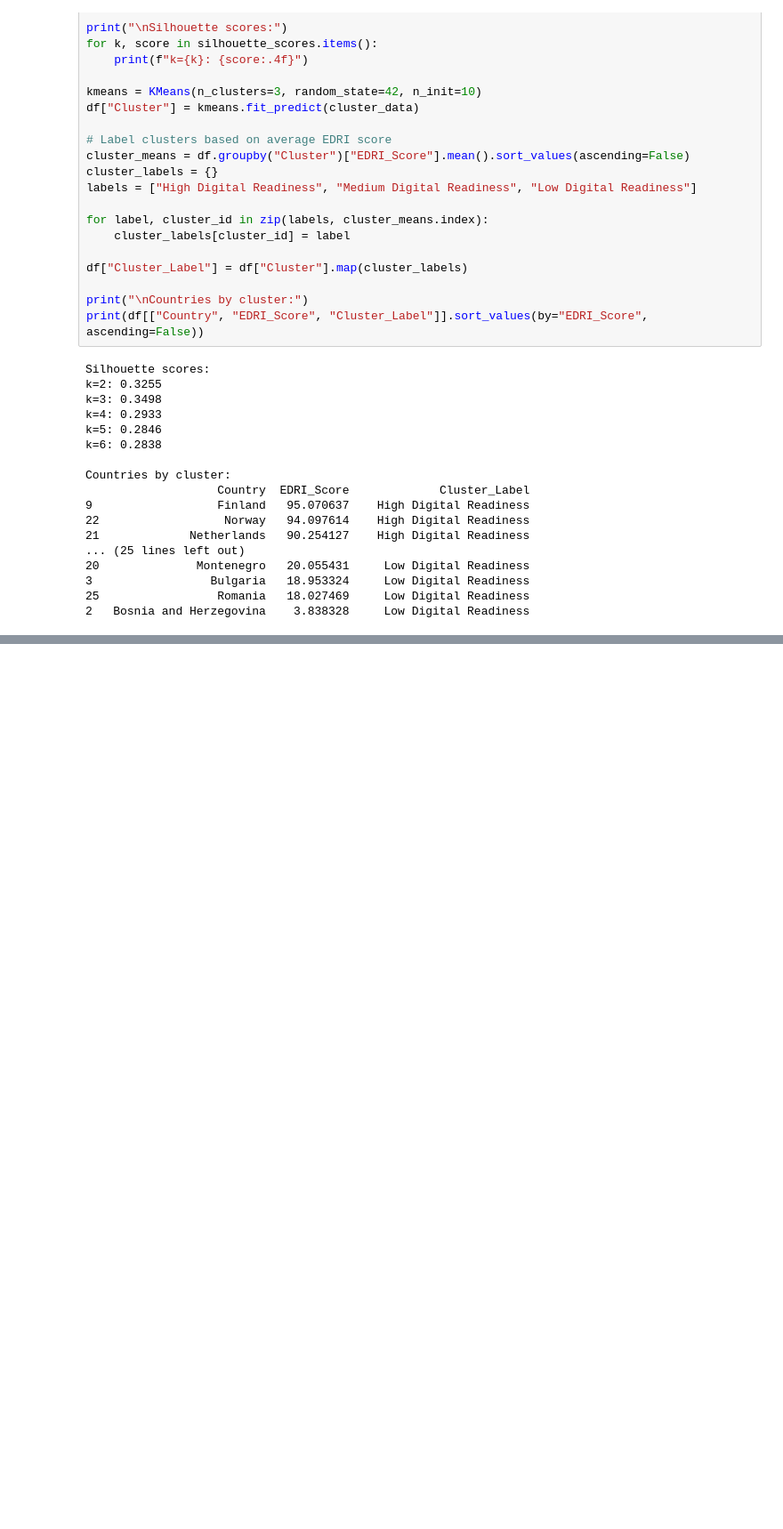
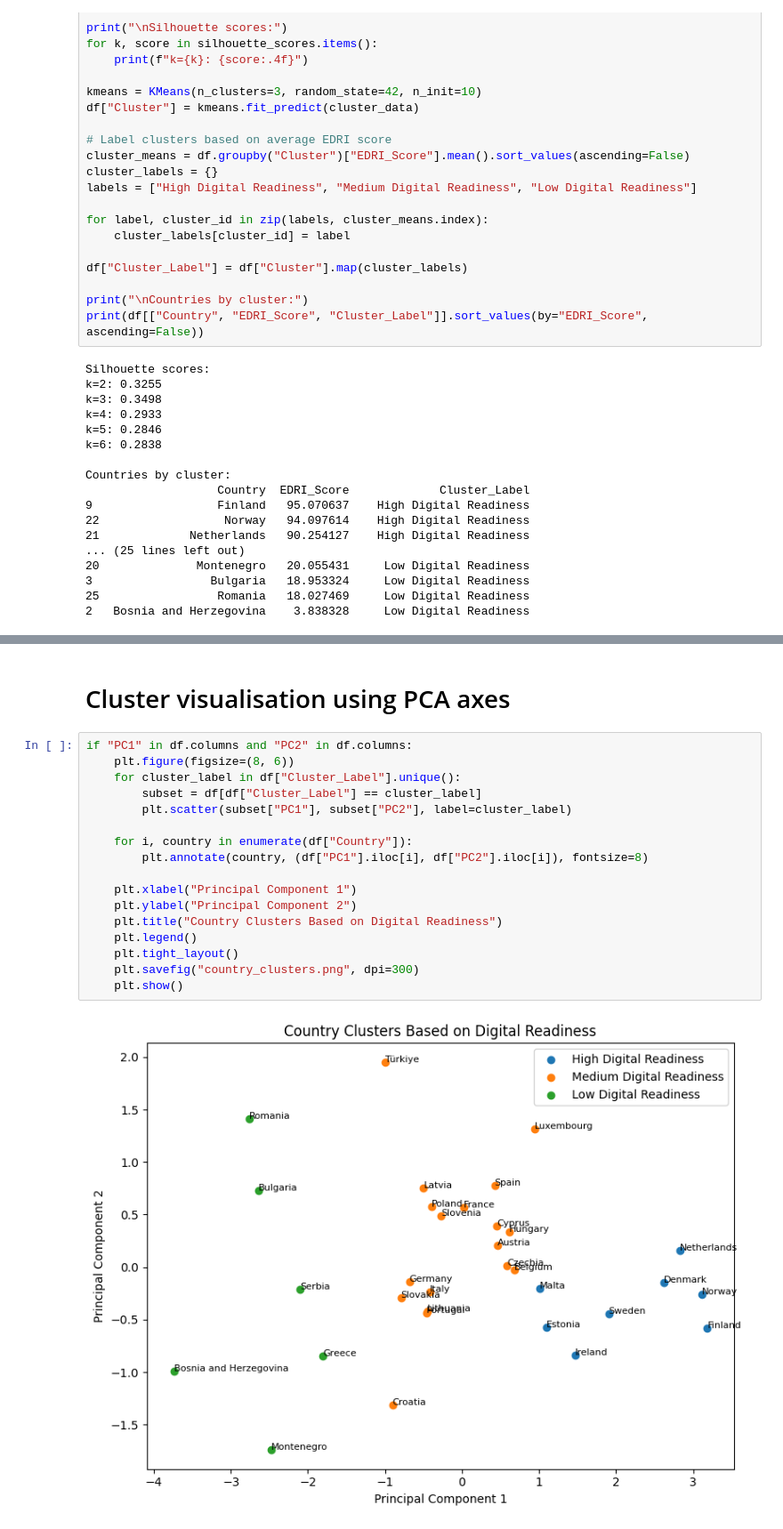
Before and after one commit to eljesam/DAV_CA_ELJESA, a Jupyter notebook: Code/edri_index_analysis.ipynb, the cells around one changed output, grey strips where cells are left out. Shown at 89% size. Cells and saved outputs as stored; diff of their text form; blank space fills up the shorter version.

```diff
--- a/Code/edri_index_analysis.ipynb
+++ b/Code/edri_index_analysis.ipynb
@@ -324,0 +358,21 @@ Countries by cluster:
+# %% [markdown]
+# Cluster visualisation using PCA axes
+# %%
+if "PC1" in df.columns and "PC2" in df.columns:
+    plt.figure(figsize=(8, 6))
+    for cluster_label in df["Cluster_Label"].unique():
+        subset = df[df["Cluster_Label"] == cluster_label]
+        plt.scatter(subset["PC1"], subset["PC2"], label=cluster_label)
+
+    for i, country in enumerate(df["Country"]):
+        plt.annotate(country, (df["PC1"].iloc[i], df["PC2"].iloc[i]), fontsize=8)
+
+    plt.xlabel("Principal Component 1")
+    plt.ylabel("Principal Component 2")
+    plt.title("Country Clusters Based on Digital Readiness")
+    plt.legend()
+    plt.tight_layout()
+    plt.savefig("country_clusters.png", dpi=300)
+    plt.show()
+# %% [output]
+[figure, added]
```
Also changed, not shown: parts of 5 cells of this notebook, 6 other files.
